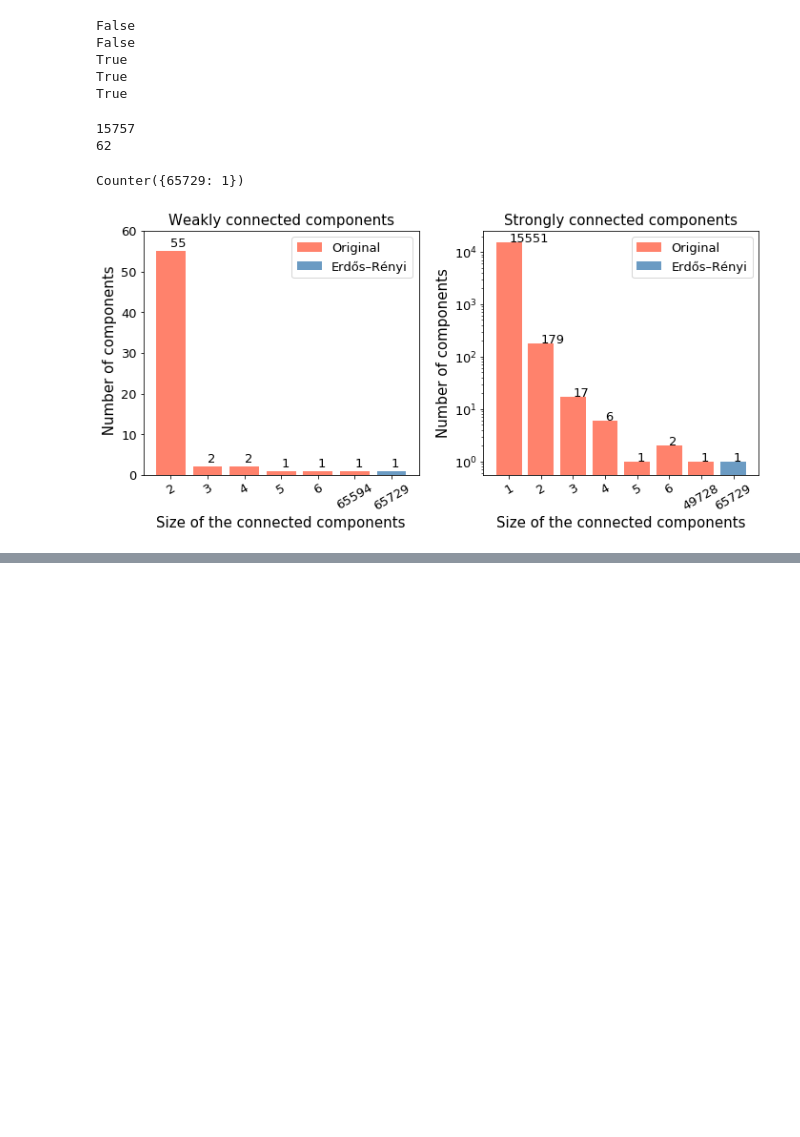
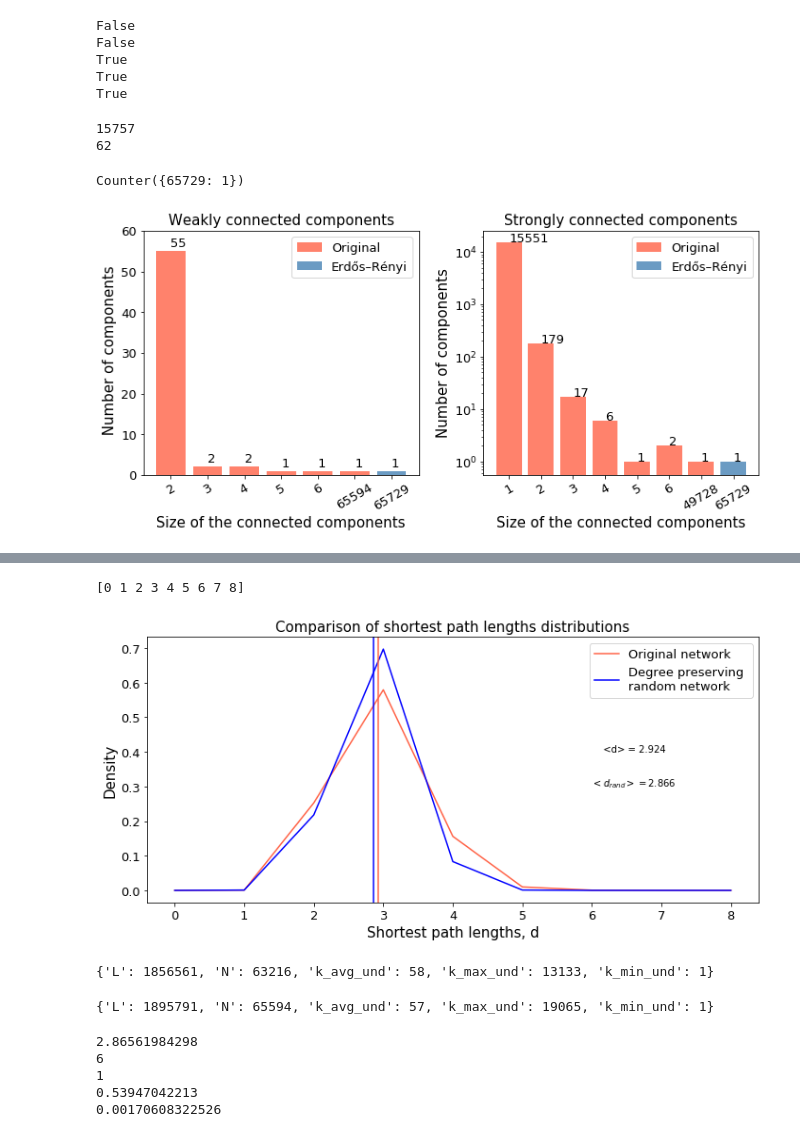
Before and after one commit to biyanisuraj/the_facebook_scandal, a Jupyter notebook: scripts/visualization/degree_distributions.ipynb, the cells around one changed output, grey strips where cells are left out. Drawn from its saved outputs; the diff is of its cells as text; code cells hidden in the pictures; blank space fills up the shorter version.

```diff
--- a/scripts/visualization/degree_distributions.ipynb
+++ b/scripts/visualization/degree_distributions.ipynb
@@ -715,0 +736,28 @@ len(prova[19][1])
+# %%
+X=(out[1][:-1])
+print (X)
+plt.subplots(figsize = FIGSIZE_TWOCOL)
+plt.plot(X, out[0], label = "Original network", color = "tomato")
+plt.plot(X, out_r[0], label = "Degree preserving \nrandom network", color = "blue")
+plt.axvline(d_mean, color= "tomato")
+plt.axvline(d_mean_random, color= "blue")
+plt.title("Comparison of shortest path lengths distributions")
+plt.xlabel("Shortest path lengths, d")
+plt.ylabel("Density")
+plt.text(6,0.4, "    <d> = {:.3f}".format(d_mean))
+plt.text(6,0.3, "$<d_{rand}> = $"+ "{:.3f}".format(d_mean_random))
+
+plt.tight_layout()
+plt.legend()
+plt.savefig('./imgs/paths_hist_comparison.pdf', format='pdf')
+# %% [output]
+[0 1 2 3 4 5 6 7 8]
+[figure, added]
+# %%
+info_random_g
+# %% [output]
+{'L': 1856561, 'N': 63216, 'k_avg_und': 58, 'k_max_und': 13133, 'k_min_und': 1}
+# %%
+info_g_cc
+# %% [output]
+{'L': 1895791, 'N': 65594, 'k_avg_und': 57, 'k_max_und': 19065, 'k_min_und': 1}
@@ -715,0 +768,12 @@ len(prova[19][1])
+# %%
+print np.mean(np.array(distances_r))
+print np.max(distances_r)
+print np.min(distances_r)
+print np.std(distances_r)
+print np.std(distances_r)/np.sqrt(len(distances_r))
+# %% [output]
+2.86561984298
+6
+1
+0.53947042213
+0.00170608322526
```
Also changed, not shown: parts of 59 cells of this notebook, 13 other files.
